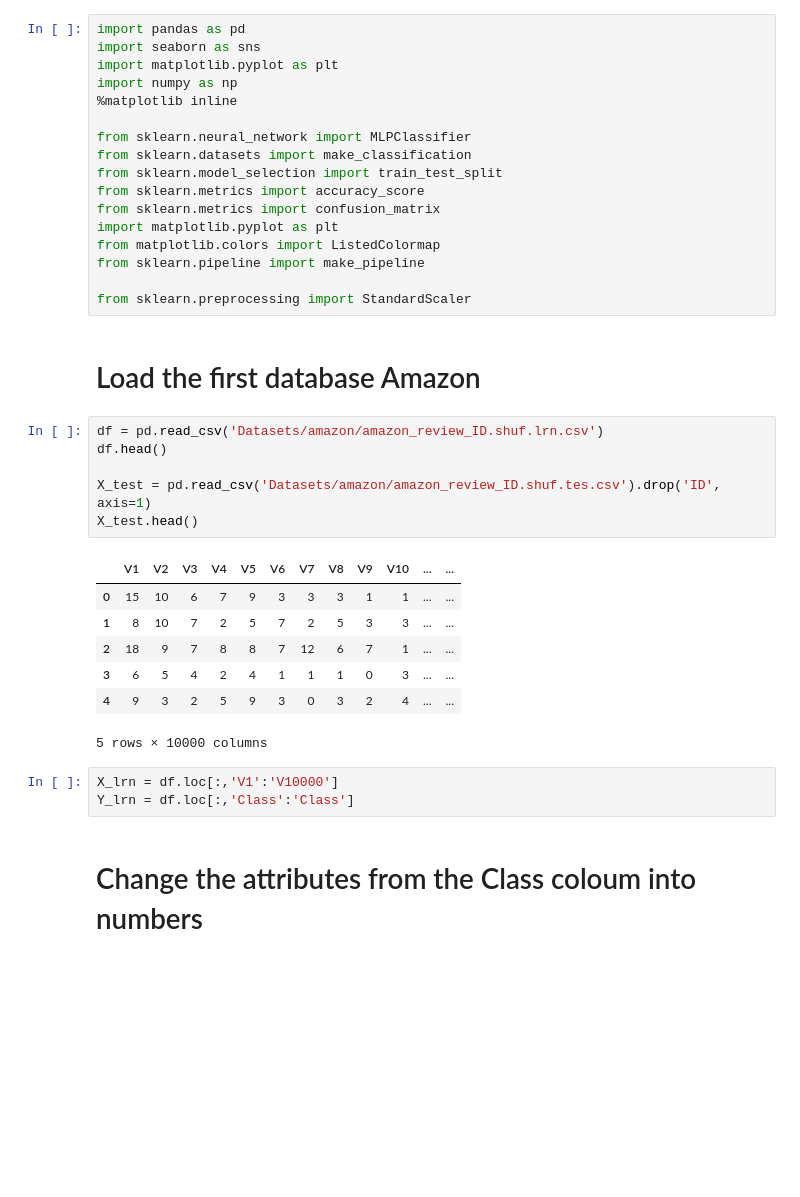
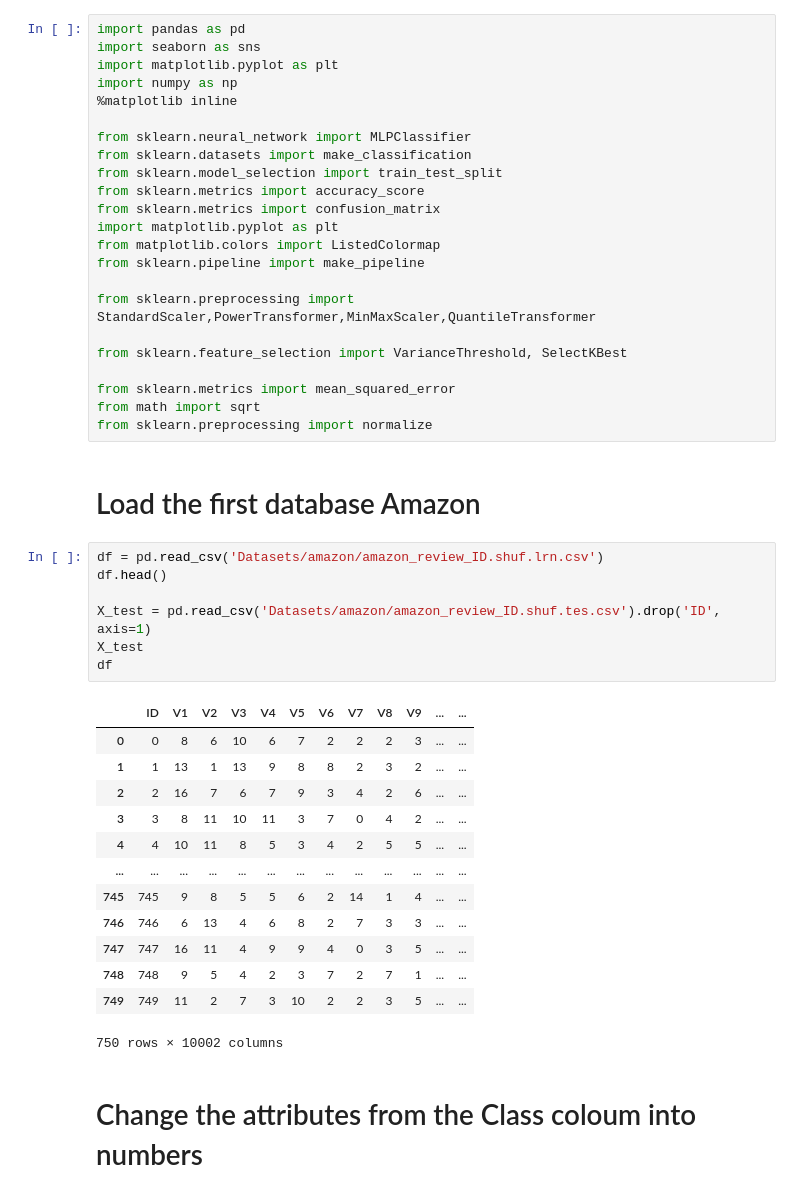
Before and after one commit to GenosW/ml-exercises, a Jupyter notebook: exercise2/amazon_mlp.ipynb, the cells around one changed output. Saved outputs shown, nothing was run; the diff lists cells and outputs as text; blank space fills up the shorter version.

```diff
--- a/exercise2/amazon_mlp.ipynb
+++ b/exercise2/amazon_mlp.ipynb
@@ -14,26 +14,36 @@ import matplotlib.pyplot as plt
 from matplotlib.colors import ListedColormap
 from sklearn.pipeline import make_pipeline
 
-from sklearn.preprocessing import StandardScaler
+from sklearn.preprocessing import StandardScaler,PowerTransformer,MinMaxScaler,QuantileTransformer
+
+from sklearn.feature_selection import VarianceThreshold, SelectKBest
+
+from sklearn.metrics import mean_squared_error
+from math import sqrt
+from sklearn.preprocessing import normalize
 # %% [markdown]
 # Load the first database Amazon
 # %%
 df = pd.read_csv('Datasets/amazon/amazon_review_ID.shuf.lrn.csv')
 df.head()
 
 X_test = pd.read_csv('Datasets/amazon/amazon_review_ID.shuf.tes.csv').drop('ID', axis=1)
-X_test.head()
+X_test
+df
 # %% [output]
-|  | V1 | V2 | V3 | V4 | V5 | V6 | V7 | V8 | V9 | V10 | ... | ... |
-| 0 | 15 | 10 | 6 | 7 | 9 | 3 | 3 | 3 | 1 | 1 | ... | ... |
-| 1 | 8 | 10 | 7 | 2 | 5 | 7 | 2 | 5 | 3 | 3 | ... | ... |
-| 2 | 18 | 9 | 7 | 8 | 8 | 7 | 12 | 6 | 7 | 1 | ... | ... |
-| 3 | 6 | 5 | 4 | 2 | 4 | 1 | 1 | 1 | 0 | 3 | ... | ... |
-| 4 | 9 | 3 | 2 | 5 | 9 | 3 | 0 | 3 | 2 | 4 | ... | ... |
+|  | ID | V1 | V2 | V3 | V4 | V5 | V6 | V7 | V8 | V9 | ... | ... |
+| 0 | 0 | 8 | 6 | 10 | 6 | 7 | 2 | 2 | 2 | 3 | ... | ... |
+| 1 | 1 | 13 | 1 | 13 | 9 | 8 | 8 | 2 | 3 | 2 | ... | ... |
+| 2 | 2 | 16 | 7 | 6 | 7 | 9 | 3 | 4 | 2 | 6 | ... | ... |
+| 3 | 3 | 8 | 11 | 10 | 11 | 3 | 7 | 0 | 4 | 2 | ... | ... |
+| 4 | 4 | 10 | 11 | 8 | 5 | 3 | 4 | 2 | 5 | 5 | ... | ... |
+| ... | ... | ... | ... | ... | ... | ... | ... | ... | ... | ... | ... | ... |
+| 745 | 745 | 9 | 8 | 5 | 5 | 6 | 2 | 14 | 1 | 4 | ... | ... |
+| 746 | 746 | 6 | 13 | 4 | 6 | 8 | 2 | 7 | 3 | 3 | ... | ... |
+| 747 | 747 | 16 | 11 | 4 | 9 | 9 | 4 | 0 | 3 | 5 | ... | ... |
+| 748 | 748 | 9 | 5 | 4 | 2 | 3 | 7 | 2 | 7 | 1 | ... | ... |
+| 749 | 749 | 11 | 2 | 7 | 3 | 10 | 2 | 2 | 3 | 5 | ... | ... |
-5 rows × 10000 columns
+750 rows × 10002 columns
-# %%
-X_lrn = df.loc[:,'V1':'V10000']
-Y_lrn = df.loc[:,'Class':'Class']
 # %% [markdown]
 # Change the attributes from the Class coloum into numbers
 # %%
```
Also changed, not shown: parts of 52 cells of this notebook, 1 other file.
